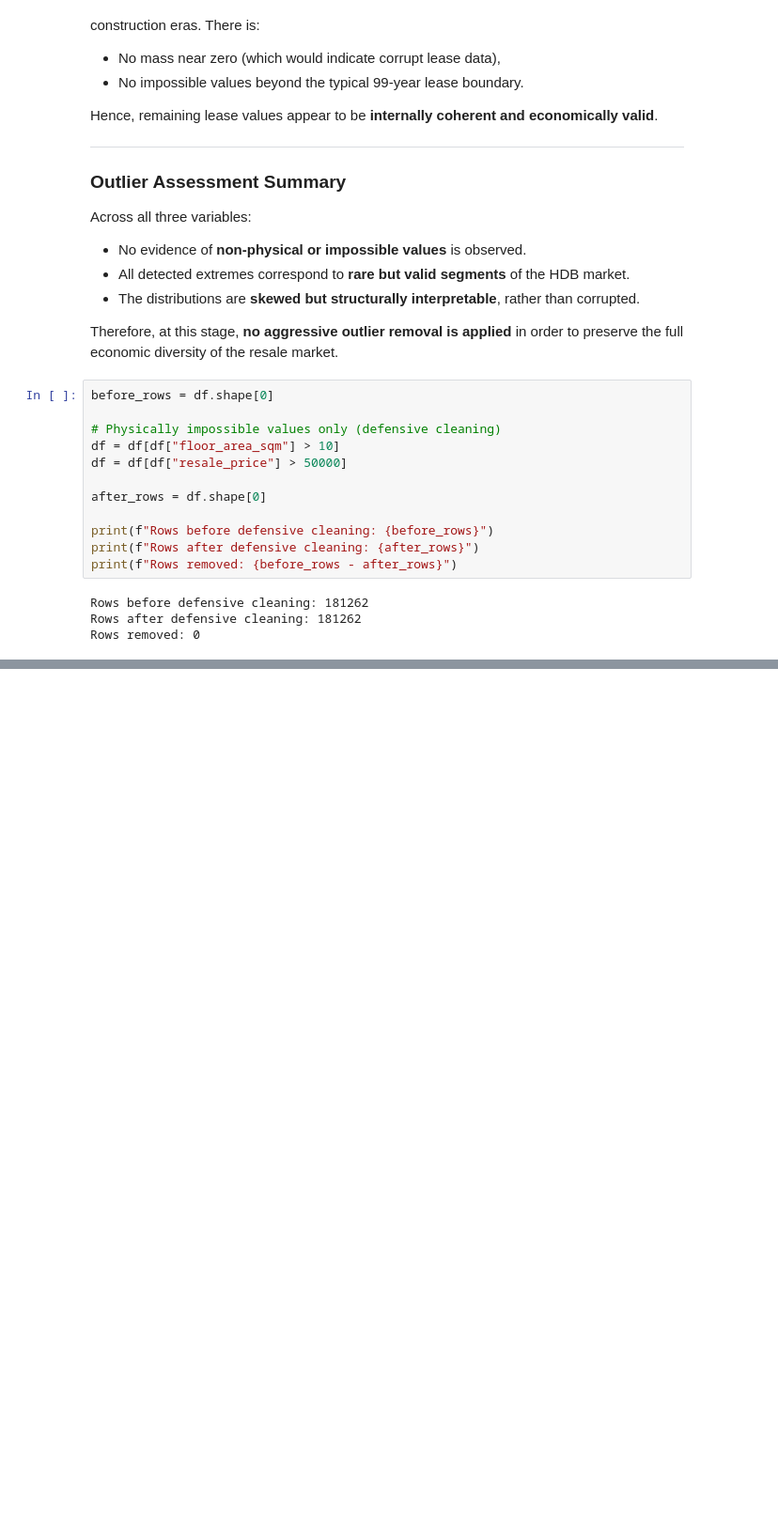
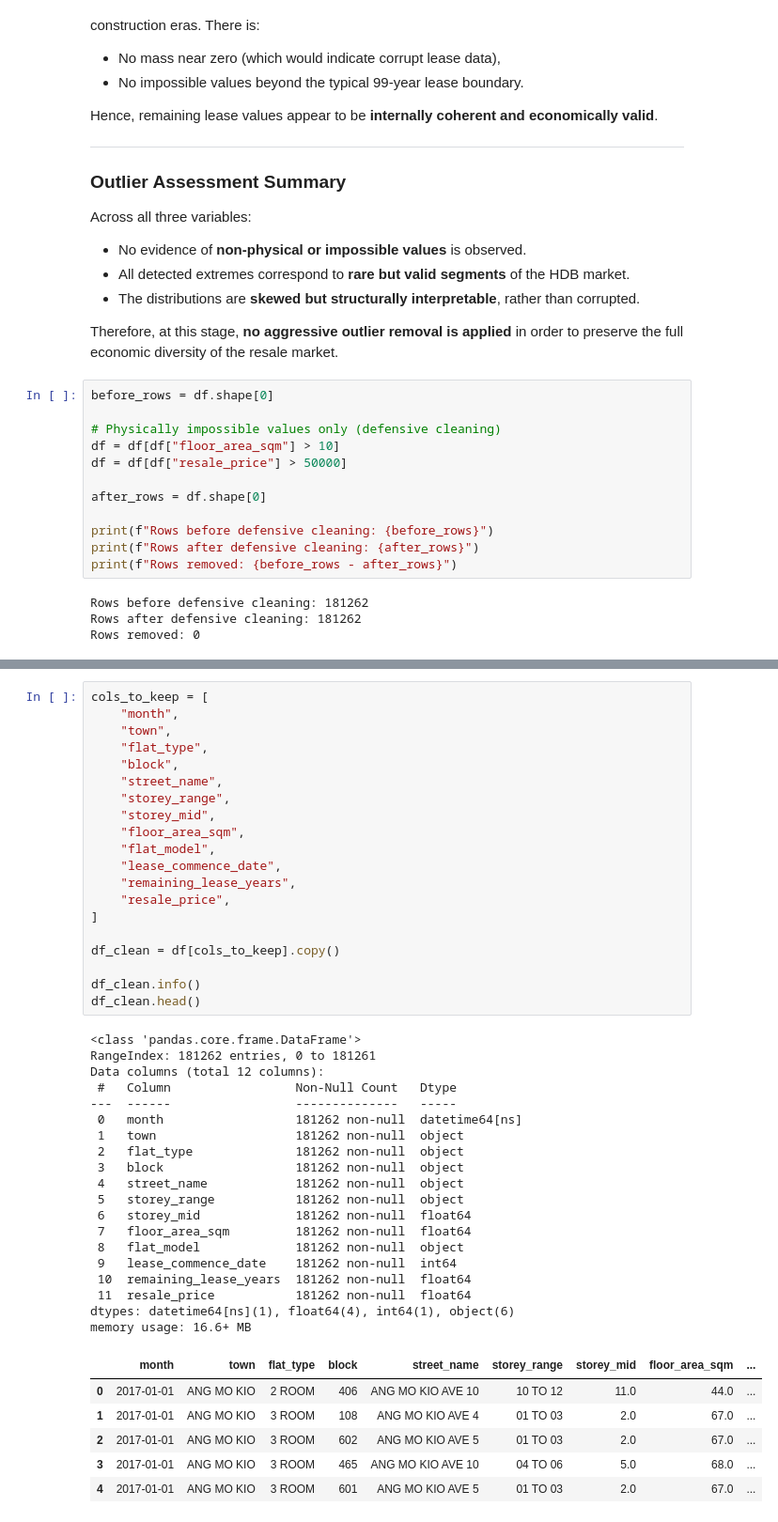
Before and after one commit to haiming772/hdb-resale-analytics, a Jupyter notebook: notebooks/01_data_wrangling.ipynb, the cells around one changed output, grey strips where cells are left out. Shown at 94% size. Drawn from its saved outputs; the diff is of its cells as text; blank space fills up the shorter version.

```diff
--- a/notebooks/01_data_wrangling.ipynb
+++ b/notebooks/01_data_wrangling.ipynb
@@ -497,0 +637,46 @@ Rows removed: 0
+# %%
+cols_to_keep = [
+    "month",
+    "town",
+    "flat_type",
+    "block",
+    "street_name",
+    "storey_range",
+    "storey_mid",
+    "floor_area_sqm",
+    "flat_model",
+    "lease_commence_date",
+    "remaining_lease_years",
+    "resale_price",
+]
+
+df_clean = df[cols_to_keep].copy()
+
+df_clean.info()
+df_clean.head()
+# %% [output]
+<class 'pandas.core.frame.DataFrame'>
+RangeIndex: 181262 entries, 0 to 181261
+Data columns (total 12 columns):
+ #   Column                 Non-Null Count   Dtype
+---  ------                 --------------   -----
+ 0   month                  181262 non-null  datetime64[ns]
+ 1   town                   181262 non-null  object
+ 2   flat_type              181262 non-null  object
+ 3   block                  181262 non-null  object
+ 4   street_name            181262 non-null  object
+ 5   storey_range           181262 non-null  object
+ 6   storey_mid             181262 non-null  float64
+ 7   floor_area_sqm         181262 non-null  float64
+ 8   flat_model             181262 non-null  object
+ 9   lease_commence_date    181262 non-null  int64
+ 10  remaining_lease_years  181262 non-null  float64
+ 11  resale_price           181262 non-null  float64
+dtypes: datetime64[ns](1), float64(4), int64(1), object(6)
+memory usage: 16.6+ MB
+|  | month | town | flat_type | block | street_name | storey_range | storey_mid | floor_area_sqm | ... |
+| 0 | 2017-01-01 | ANG MO KIO | 2 ROOM | 406 | ANG MO KIO AVE 10 | 10 TO 12 | 11.0 | 44.0 | ... |
+| 1 | 2017-01-01 | ANG MO KIO | 3 ROOM | 108 | ANG MO KIO AVE 4 | 01 TO 03 | 2.0 | 67.0 | ... |
+| 2 | 2017-01-01 | ANG MO KIO | 3 ROOM | 602 | ANG MO KIO AVE 5 | 01 TO 03 | 2.0 | 67.0 | ... |
+| 3 | 2017-01-01 | ANG MO KIO | 3 ROOM | 465 | ANG MO KIO AVE 10 | 04 TO 06 | 5.0 | 68.0 | ... |
+| 4 | 2017-01-01 | ANG MO KIO | 3 ROOM | 601 | ANG MO KIO AVE 5 | 01 TO 03 | 2.0 | 67.0 | ... |
```
Also changed, not shown: parts of 11 cells of this notebook.
